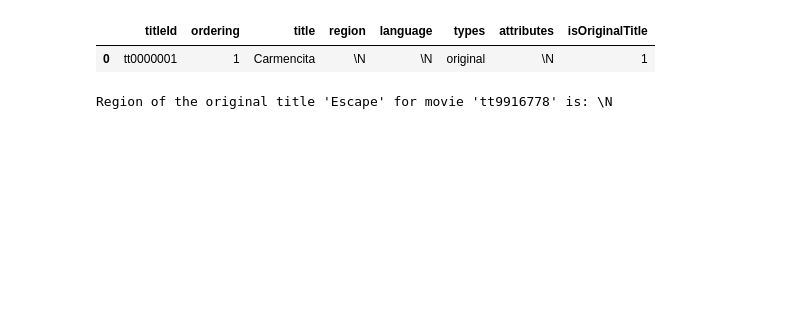
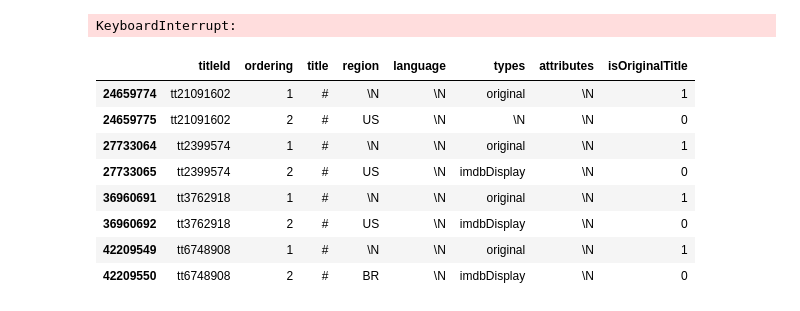
Before and after one commit to zorndog/Python-Project, a Jupyter notebook: Untitled.ipynb, the cells around one changed output. Saved outputs shown, nothing was run; the diff lists cells and outputs as text; code cells hidden in the pictures; blank space fills up the shorter version.

```diff
--- a/Untitled.ipynb
+++ b/Untitled.ipynb
@@ -76,35 +162,50 @@ rated_titles
 # %%
+
 #chcemy teraz usunąć 'nieoryginały' - dla titleId szukamy z jakiego jest regionu i wrzucamy region do OrigTitle = 1
-IDs = title['titleId'].unique()
-original_title = title[(title['titleId'] == 'tt0000001') & (title['isOriginalTitle'] == 1)]
-original_title
+import numpy as np
+non_originals = []
+none_region = []
+IDs = rated_titles['titleId'].unique()
+for ID in IDs:
+    # Filter for the original title with isOriginalTitle == 1
+    original_title = rated_titles[(rated_titles['titleId'] == ID) & (rated_titles['isOriginalTitle'] == 1)]
+    if original_title.empty:
+        non_originals.append(ID)
+    if not original_title.empty:
+        # Extract the title name from the original_title DataFrame
+        original_title_name = original_title['title'].iloc[0]
+
+        # Filter rated_titles to find regions for this title and titleId
+        regions_for_title = rated_titles[(rated_titles['title'] == original_title_name) & (rated_titles['titleId'] == ID)]['region']
+        if regions_for_title.empty:
+            none_region.append(ID)
+        if not regions_for_title.empty:
+            # Combine regions into a single string excluding '\N'
+            combined_regions = ', '.join(regions_for_title[regions_for_title != '\\N'])
+
+            # Assign combined regions to the 'OriginalRegion' column for the current titleId
+            rated_titles.loc[rated_titles['titleId'] == ID, 'OriginalRegion'] = combined_regions
+print(len(non_originals), non_originals)
+print(len(none_region), none_region)
+print(rated_titles)
+#for ID in IDs:
+#    original_title = rated_titles[(rated_titles['titleId'] == ID) & (rated_titles['isOriginalTitle'] == 1)]
+#    if len(original_title['title'])==0:
+#        print(ID)
+    #regions_for_title = rated_titles[(rated_titles['title'] == original_title['title'][0]) & (rated_titles['titleId'] == ID)]['region']
+    #regions_for_title = ', '.join(regions_for_title[regions_for_title != '\\N'])
+    #rated_titles.loc[rated_titles['titleId'] == ID, 'OriginalRegion'] = combined_regions
 # %% [output]
-|  | titleId | ordering | title | region | language | types | attributes | isOriginalTitle |
-| 0 | tt0000001 | 1 | Carmencita | \N | \N | original | \N | 1 |
+KeyboardInterrupt:
 # %%
-movie = 'tt9916778'
-# Filter original title with given movie and IsOriginalTitle == 1
-original_title = title[(title['titleId'] == movie) & (title['isOriginalTitle'] == 1)]
-
-if not original_title.empty:
-    title_of_movie = original_title['title'].iloc[0]  # Get the title of the movie
-
-    # Check if the region is '\\N' for the original title
-    if original_title['region'].iloc[0] == '\\N':
-        # Filter again to find the first non-'\N' region for the movie
-        non_null_region = title[(title['titleId'] == movie) &
-                                (title['title'] == title_of_movie) &
-                                (title['region'] != '\\N')]['region']
-
-        if not non_null_region.empty:
-            original_title_region = non_null_region.iloc[0]
-        else:
-            original_title_region = '\\N'  # Handle case where no valid region found
-    else:
-        original_title_region = original_title['region'].iloc[0]
-
-    print(f"Region of the original title '{title_of_movie}' for movie '{movie}' is: {original_title_region}")
-else:
-    print(f"No original title found for movie '{movie}' and IsOriginalTitle == 1")
+rated_titles[rated_titles['title']=='#']
 # %% [output]
-Region of the original title 'Escape' for movie 'tt9916778' is: \N
+|  | titleId | ordering | title | region | language | types | attributes | isOriginalTitle |
+| 24659774 | tt21091602 | 1 | # | \N | \N | original | \N | 1 |
+| 24659775 | tt21091602 | 2 | # | US | \N | \N | \N | 0 |
+| 27733064 | tt2399574 | 1 | # | \N | \N | original | \N | 1 |
+| 27733065 | tt2399574 | 2 | # | US | \N | imdbDisplay | \N | 0 |
+| 36960691 | tt3762918 | 1 | # | \N | \N | original | \N | 1 |
+| 36960692 | tt3762918 | 2 | # | US | \N | imdbDisplay | \N | 0 |
+| 42209549 | tt6748908 | 1 | # | \N | \N | original | \N | 1 |
+| 42209550 | tt6748908 | 2 | # | BR | \N | imdbDisplay | \N | 0 |
```
Also changed, not shown: parts of 11 cells of this notebook.
